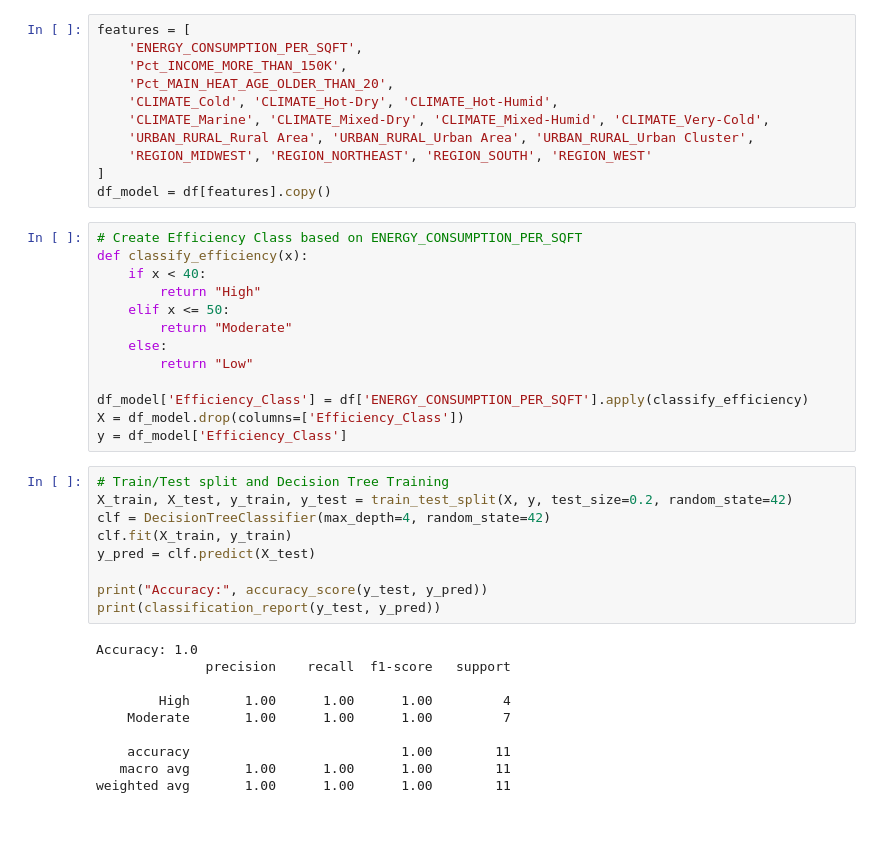
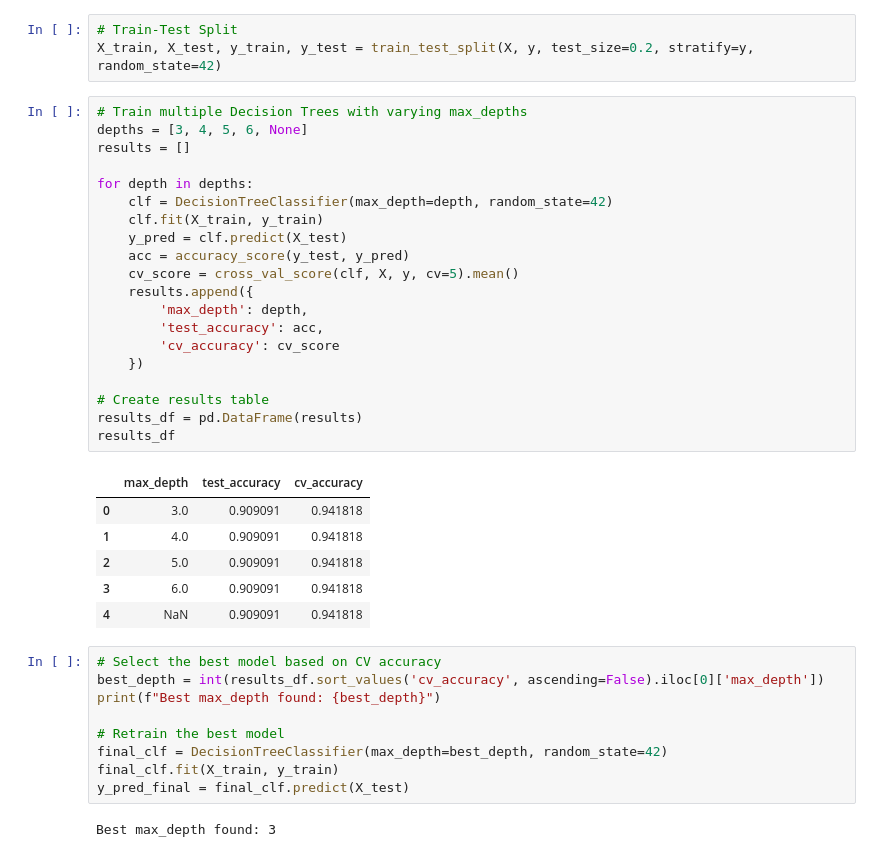
Before and after one commit to AshleshaSingh/CPSC6185-Final-Project, a Jupyter notebook: notebooks/decision_tree_classifier.ipynb, the cells around one changed output. Drawn from its saved outputs; the diff is of its cells as text; blank space fills up the shorter version.

```diff
--- a/notebooks/decision_tree_classifier.ipynb
+++ b/notebooks/decision_tree_classifier.ipynb
@@ -11,44 +37,42 @@ df = pd.read_csv("C:/Users/Swati/Gitproject/CPSC6185-Final-Project/data/processe
 # %%
-features = [
-    'ENERGY_CONSUMPTION_PER_SQFT',
-    'Pct_INCOME_MORE_THAN_150K',
-    'Pct_MAIN_HEAT_AGE_OLDER_THAN_20',
-    'CLIMATE_Cold', 'CLIMATE_Hot-Dry', 'CLIMATE_Hot-Humid',
-    'CLIMATE_Marine', 'CLIMATE_Mixed-Dry', 'CLIMATE_Mixed-Humid', 'CLIMATE_Very-Cold',
-    'URBAN_RURAL_Rural Area', 'URBAN_RURAL_Urban Area', 'URBAN_RURAL_Urban Cluster',
-    'REGION_MIDWEST', 'REGION_NORTHEAST', 'REGION_SOUTH', 'REGION_WEST'
-]
-df_model = df[features].copy()
+# Train-Test Split
+X_train, X_test, y_train, y_test = train_test_split(X, y, test_size=0.2, stratify=y, random_state=42)
 # %%
-# Create Efficiency Class based on ENERGY_CONSUMPTION_PER_SQFT
-def classify_efficiency(x):
-    if x < 40:
-        return "High"
-    elif x <= 50:
-        return "Moderate"
-    else:
-        return "Low"
+# Train multiple Decision Trees with varying max_depths
+depths = [3, 4, 5, 6, None]
+results = []
 
-df_model['Efficiency_Class'] = df['ENERGY_CONSUMPTION_PER_SQFT'].apply(classify_efficiency)
-X = df_model.drop(columns=['Efficiency_Class'])
-y = df_model['Efficiency_Class']
+for depth in depths:
+    clf = DecisionTreeClassifier(max_depth=depth, random_state=42)
+    clf.fit(X_train, y_train)
+    y_pred = clf.predict(X_test)
+    acc = accuracy_score(y_test, y_pred)
+    cv_score = cross_val_score(clf, X, y, cv=5).mean()
+    results.append({
+        'max_depth': depth,
+        'test_accuracy': acc,
+        'cv_accuracy': cv_score
+    })
+
+# Create results table
+results_df = pd.DataFrame(results)
+results_df
+# %% [output]
+|  | max_depth | test_accuracy | cv_accuracy |
+| 0 | 3.0 | 0.909091 | 0.941818 |
+| 1 | 4.0 | 0.909091 | 0.941818 |
+| 2 | 5.0 | 0.909091 | 0.941818 |
+| 3 | 6.0 | 0.909091 | 0.941818 |
+| 4 | NaN | 0.909091 | 0.941818 |
 # %%
-# Train/Test split and Decision Tree Training
-X_train, X_test, y_train, y_test = train_test_split(X, y, test_size=0.2, random_state=42)
-clf = DecisionTreeClassifier(max_depth=4, random_state=42)
-clf.fit(X_train, y_train)
-y_pred = clf.predict(X_test)
+# Select the best model based on CV accuracy
+best_depth = int(results_df.sort_values('cv_accuracy', ascending=False).iloc[0]['max_depth'])
+print(f"Best max_depth found: {best_depth}")
 
-print("Accuracy:", accuracy_score(y_test, y_pred))
-print(classification_report(y_test, y_pred))
+# Retrain the best model
+final_clf = DecisionTreeClassifier(max_depth=best_depth, random_state=42)
+final_clf.fit(X_train, y_train)
+y_pred_final = final_clf.predict(X_test)
 # %% [output]
-Accuracy: 1.0
-              precision    recall  f1-score   support
-
-        High       1.00      1.00      1.00         4
-    Moderate       1.00      1.00      1.00         7
-
-    accuracy                           1.00        11
-   macro avg       1.00      1.00      1.00        11
-weighted avg       1.00      1.00      1.00        11
+Best max_depth found: 3
 # %%
```
Also changed, not shown: parts of 7 cells of this notebook.
